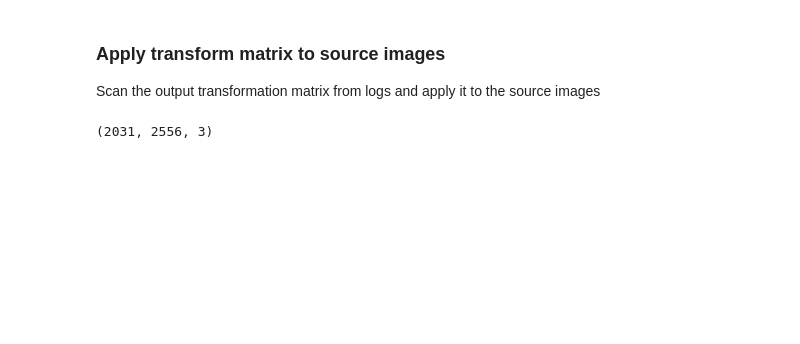
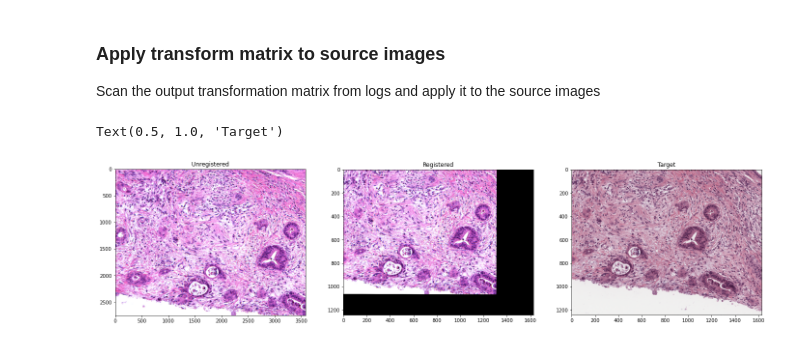
Before and after one commit to uw-loci/automatic-histology-registration-pyimagej, a Jupyter notebook: ij_sift_registration.ipynb, the cells around one changed output. Cells and saved outputs as stored; diff of their text form; code cells hidden in the pictures; blank space fills up the shorter version.

```diff
--- a/ij_sift_registration.ipynb
+++ b/ij_sift_registration.ipynb
@@ -152,7 +162,14 @@ for R2_im, source_im, tform in zip(R2_ims, source_ims, tforms):
 
     im_name = os.path.basename(source_im)
     io.imsave(os.path.join(out_path, im_name), t_target)
-# %%
-im_source.shape
-# %% [output]
-(2031, 2556, 3)
+# %%
+fig, ax = plt.subplots(1, 3, figsize=(24, 8))
+ax[0].imshow(im_source)
+ax[0].set_title('Unregistered')
+ax[1].imshow(t_target)
+ax[1].set_title('Registered')
+ax[2].imshow(im_target)
+ax[2].set_title('Target')
+# %% [output]
+Text(0.5, 1.0, 'Target')
+[figure, added]
```
Also changed, not shown: parts of 4 cells of this notebook, 2 other files.
